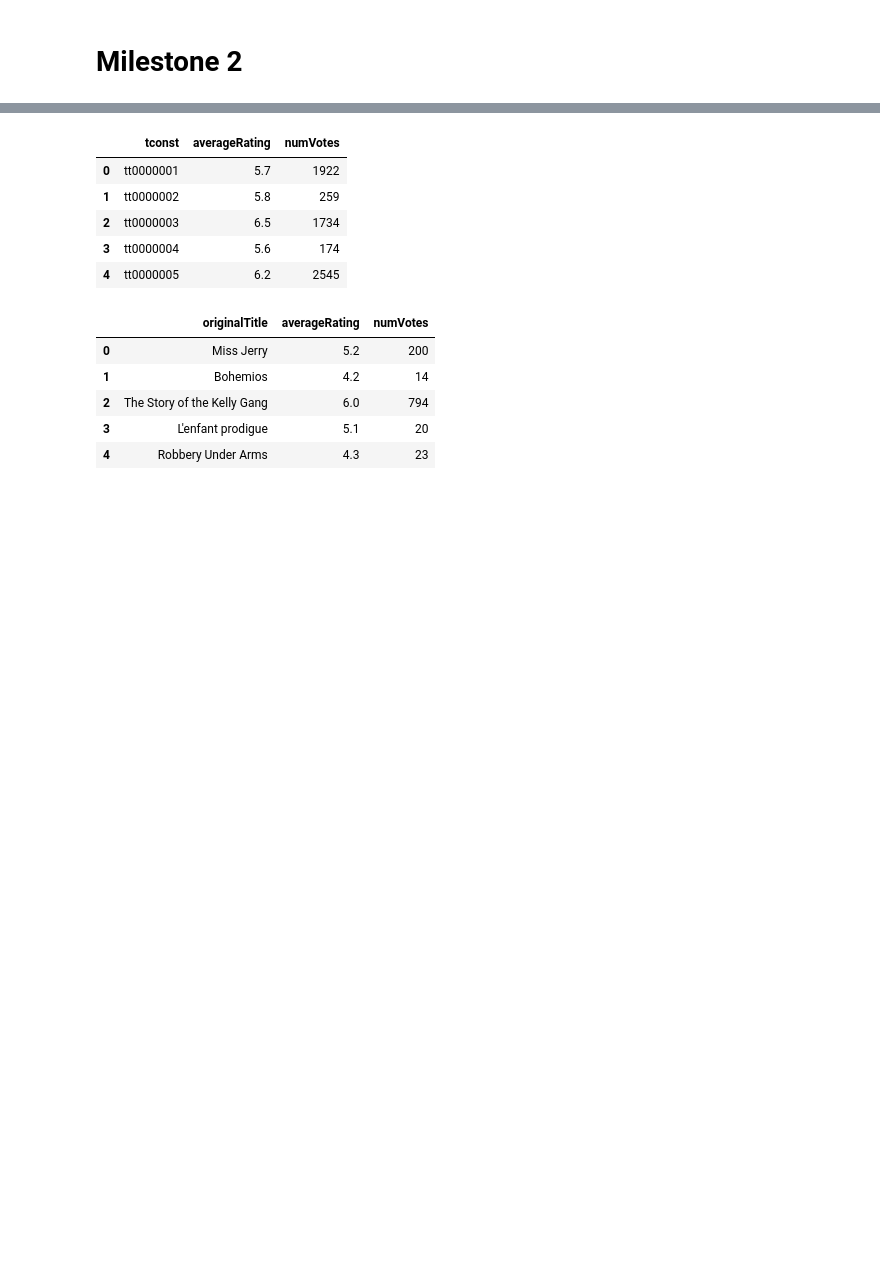
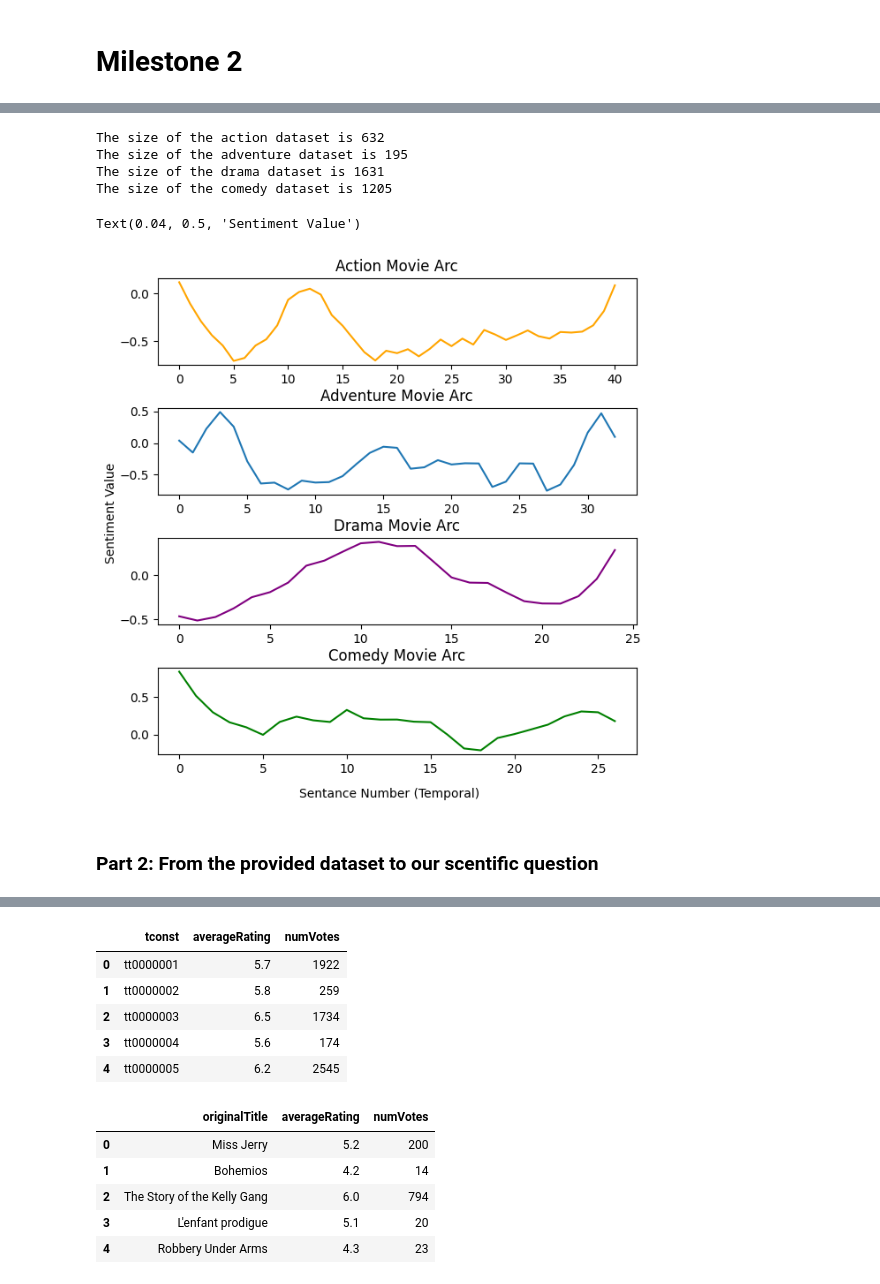
Before and after one commit to epfl-ada/project-RuntimeTerror, a Jupyter notebook: milestone2.ipynb, the cells around one changed output, grey strips where cells are left out. Drawn from its saved outputs; the diff is of its cells as text; code cells hidden in the pictures; blank space fills up the shorter version.

```diff
--- a/milestone2.ipynb
+++ b/milestone2.ipynb
@@ -122,2 +162,49 @@ df.head(5)
+# %%
+# create the action dataframe
+action_df = processed_df[processed_df["action"]]
+
+# create the adventure dataframe
+adventure_df = processed_df[processed_df["adventure"]]
+
+# create the drama dataframe
+drama_df = processed_df[processed_df["drama"]]
+
+# create the comedy dataframe
+comedy_df = processed_df[processed_df["comedy"]]
+# %%
+# Let us visualize the size of the constructed dataset
+print(f"The size of the action dataset is {len(action_df)}")
+print(f"The size of the adventure dataset is {len(adventure_df)}")
+print(f"The size of the drama dataset is {len(drama_df)}")
+print(f"The size of the comedy dataset is {len(comedy_df)}")
+# %% [output]
+The size of the action dataset is 632
+The size of the adventure dataset is 195
+The size of the drama dataset is 1631
+The size of the comedy dataset is 1205
+# %%
+# now let us visualize different movie arcs for each genre (a sample from each)
+fig, axis = plt.subplots(4, figsize=(7,7))
+# plot the random adventure movie arc
+axis[0].plot(savgol_filter(list(action_df.sample(1)["plot_scores"].values)[0], 10,3), color="orange")
+axis[0].set_title("Action Movie Arc")
+
+axis[1].plot(savgol_filter(list(adventure_df.sample(1)["plot_scores"].values)[0], 5 ,3))
+axis[1].set_title("Adventure Movie Arc")
+
+axis[2].plot(savgol_filter(list(drama_df.sample(1)["plot_scores"].values)[0], 10 ,3), color="purple")
+axis[2].set_title("Drama Movie Arc")
+
+axis[3].plot(savgol_filter(list(comedy_df.sample(1)["plot_scores"].values)[0], 10 ,3), color="green")
+axis[3].set_title("Comedy Movie Arc")
+
+fig.subplots_adjust(hspace=0.5)
+fig.text(0.5, 0.04, "Sentance Number (Temporal)", ha="center")
+fig.text(0.04, 0.5, "Sentiment Value", va="center", rotation="vertical")
+# %% [output]
+Text(0.04, 0.5, 'Sentiment Value')
+[figure, added]
+# %% [markdown]
+### Part 2: From the provided dataset to our scentific question
 # %%
 df_titles = pd.read_csv('MovieSummaries/titles.tsv', sep = '\t', low_memory=False)
```
Also changed, not shown: parts of 34 cells of this notebook.
